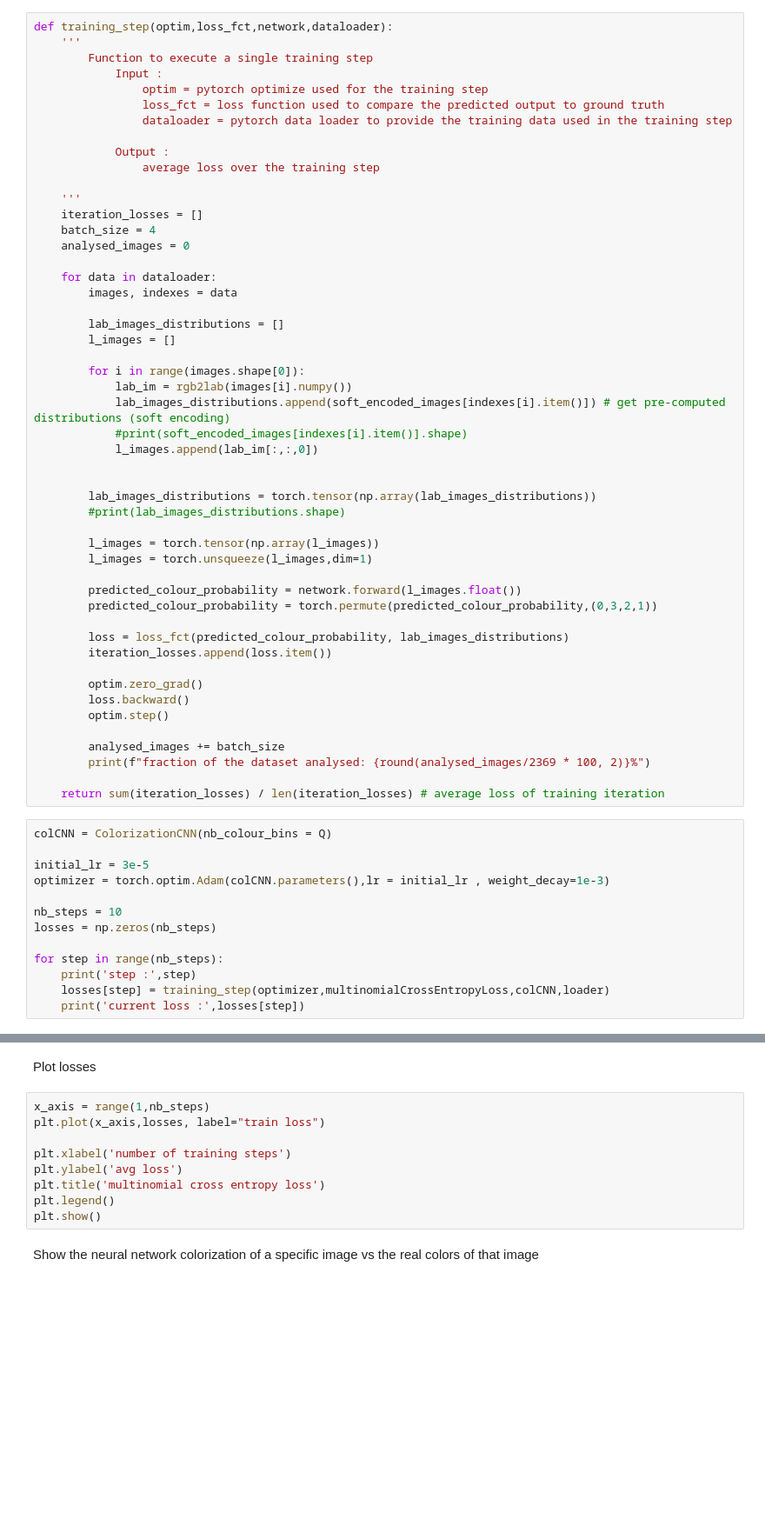
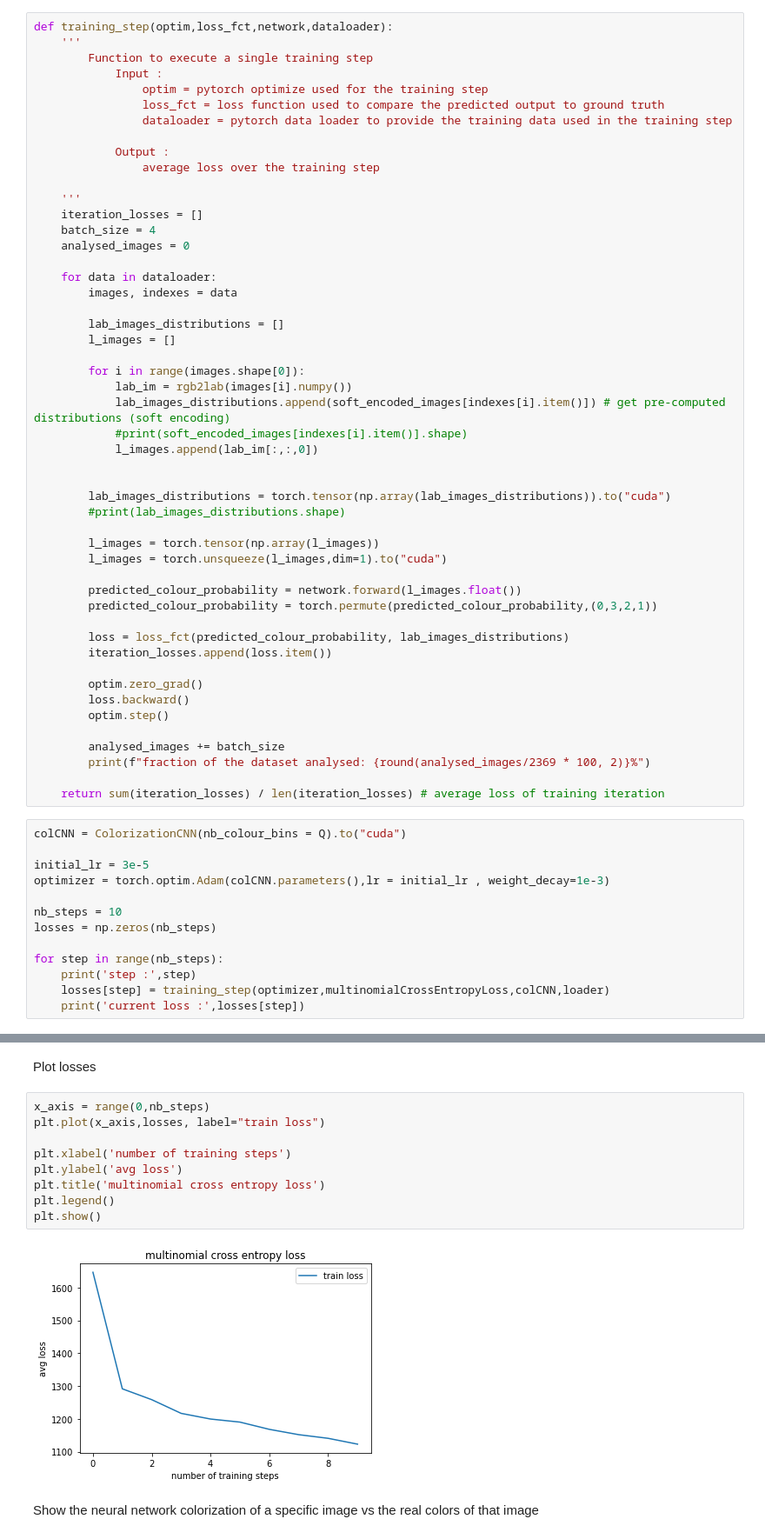
Before and after one commit to AurelienBernardP/DL-image-colorization, a Jupyter notebook: image-colorization.ipynb, the cells around one changed output, grey strips where cells are left out. Shown at 87% size. Saved outputs shown, nothing was run; the diff lists cells and outputs as text; blank space fills up the shorter version.

Commit message:
Use cuda

```diff
--- a/image-colorization.ipynb
+++ b/image-colorization.ipynb
@@ -610,11 +594,11 @@ def training_step(optim,loss_fct,network,dataloader):
             l_images.append(lab_im[:,:,0])
 
 
-        lab_images_distributions = torch.tensor(np.array(lab_images_distributions))
+        lab_images_distributions = torch.tensor(np.array(lab_images_distributions)).to("cuda")
         #print(lab_images_distributions.shape)
 
         l_images = torch.tensor(np.array(l_images))
-        l_images = torch.unsqueeze(l_images,dim=1)
+        l_images = torch.unsqueeze(l_images,dim=1).to("cuda")
 
         predicted_colour_probability = network.forward(l_images.float())
         predicted_colour_probability = torch.permute(predicted_colour_probability,(0,3,2,1))
@@ -631,7 +615,7 @@ def training_step(optim,loss_fct,network,dataloader):
 
     return sum(iteration_losses) / len(iteration_losses) # average loss of training iteration
 # %%
-colCNN = ColorizationCNN(nb_colour_bins = Q)
+colCNN = ColorizationCNN(nb_colour_bins = Q).to("cuda")
 
 initial_lr = 3e-5
 optimizer = torch.optim.Adam(colCNN.parameters(),lr = initial_lr , weight_decay=1e-3)
@@ -667,13 +678,15 @@ print(losses)
 # %% [markdown]
 Plot losses
 # %%
-x_axis = range(1,nb_steps)
+x_axis = range(0,nb_steps)
 plt.plot(x_axis,losses, label="train loss")
 
 plt.xlabel('number of training steps')
 plt.ylabel('avg loss')
 plt.title('multinomial cross entropy loss')
 plt.legend()
 plt.show()
+# %% [output]
+[figure, added]
 # %% [markdown]
 Show the neural network colorization of a specific image vs the real colors of that image
```
Also changed, not shown: parts of 4 cells of this notebook.
